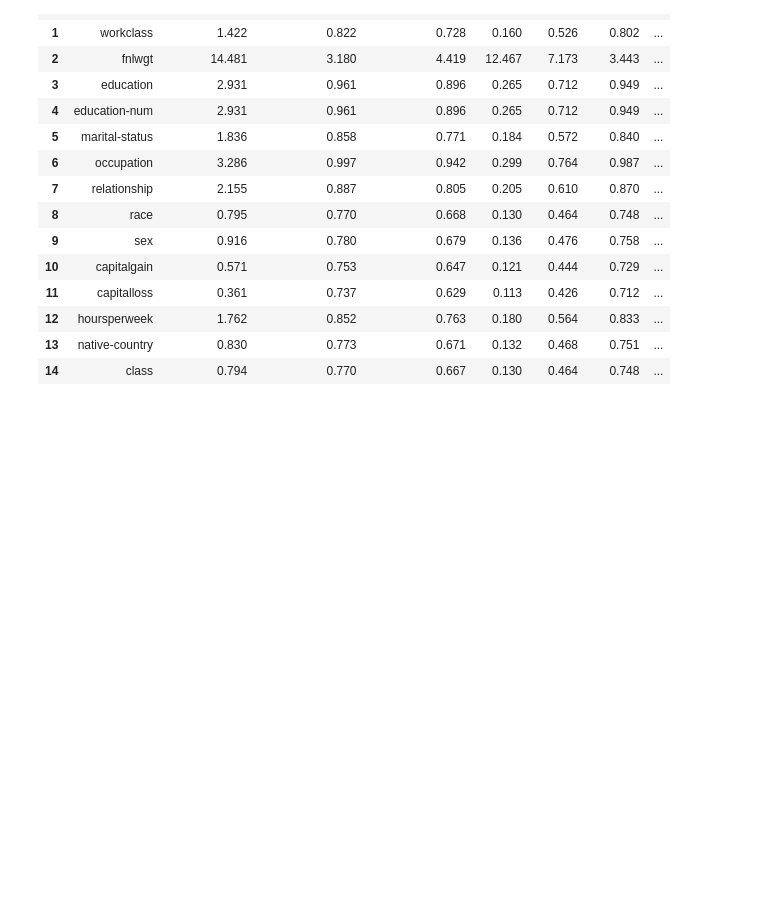
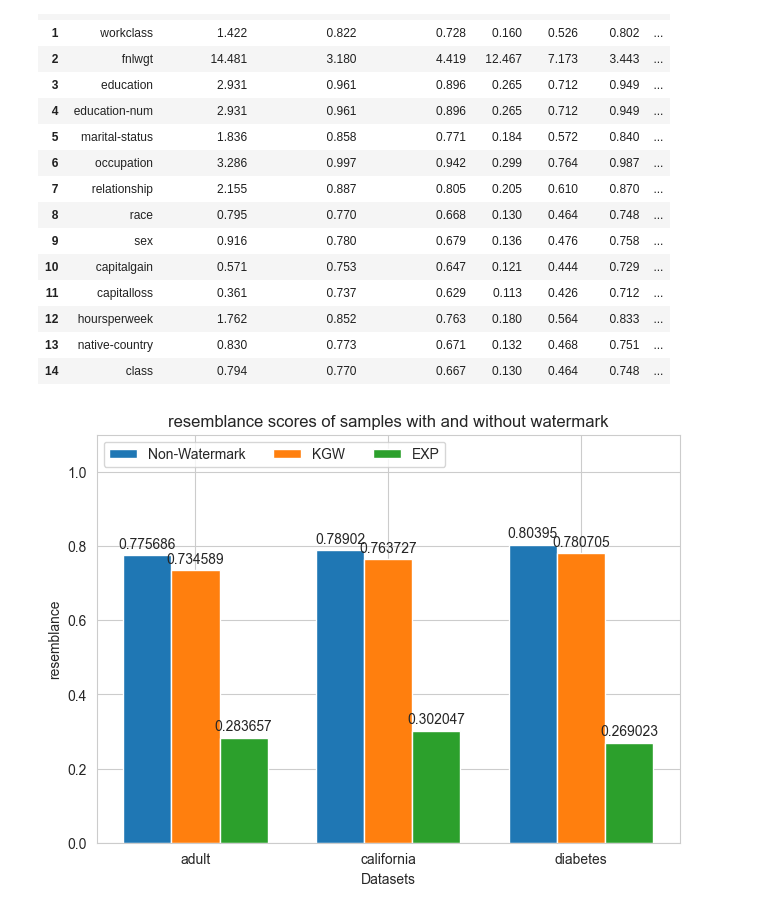
Before and after one commit to blueminh/t-rest, a Jupyter notebook: evaluation/synthcity.ipynb, the cells around one changed output. Saved outputs shown, nothing was run; the diff lists cells and outputs as text; code cells hidden in the pictures; blank space fills up the shorter version.

```diff
--- a/evaluation/synthcity.ipynb
+++ b/evaluation/synthcity.ipynb
@@ -1,6 +1,9 @@
 # %%
 from synthcity.metrics.eval import Metrics
 import pandas as pd
+from watermarking.great_watermark import GreatWatermarkLogitProcessor, GreatWatermarkDetector
+import transformers
+
 def synthcity_evaluate(real_path,
                        syn_path,
                        result_name=None,
@@ -67,7 +70,7 @@ def get_detector(gamma, delta):
 import glob
 import re
 import os
-def get_filenames_from_model(model_name, common_size, gamma, delta):
+def get_filenames_from_model(model_name, common_size, gamma, delta, other_schemes=None):
     # Define the search pattern, allowing any string for sample size part
     search_pattern_non_watermark = f"{model_name}_*_non-watermark.csv"
     search_pattern_watermark = f"{model_name}_*_with-watermark_gamma-{gamma}_delta-{delta}.csv"
@@ -108,14 +111,35 @@ def get_filenames_from_model(model_name, common_size, gamma, delta):
                 largest_sample_size_with_watermark = sample_size
                 largest_file_with_watermark = file
 
+    if other_schemes:
+        other_schemes_file_names = []
+        for scheme_name in other_schemes:
+            search_pattern_scheme = f"{model_name}_*_with-watermark_{scheme_name}.csv"
+            regex_pattern_scheme = re.compile(rf"{model_name}_(\d+)_with-watermark_{scheme_name}.csv")
+            files_scheme = glob.glob(search_pattern_scheme, root_dir=directory)
+            largest_sample_size_scheme = -1
+            largest_file_sheme = None
+            for file in files_scheme:
+                match = regex_pattern_scheme.match(os.path.basename(file))
+                if match:
+                    sample_size = int(match.group(1))
+                    if sample_size == common_size:
+                        largest_file_sheme = file
+                        break
+                    if sample_size > largest_sample_size_scheme:
+                        largest_sample_size_scheme = sample_size
+                        largest_file_sheme = file
+            other_schemes_file_names.append(largest_file_sheme)
+        return f"{model_name}.csv", largest_file_non_watermark, largest_file_with_watermark, other_schemes_file_names
+
     return f"{model_name}.csv", largest_file_non_watermark, largest_file_with_watermark
+
 
 """
 Compute one single score for data quality
 Compute the average z-score of synthetic data (over a number of samples)
 """
-from watermarking.great_watermark import GreatWatermarkLogitProcessor, GreatWatermarkDetector
-import transformers
+
 
 def average_data_quality(real_file_name, no_water_mark_file_name, with_water_mark_file_name, sample_size=1000):
     """
@@ -605,0 +678,9 @@ plot_single_metric_between_model(model_names = ["california", "abalone", "adult"
+# %%
+plot_single_metric_between_model_with_other_schemes(model_names = ["adult", "california", "diabetes"],
+                                 metric_name="resemblance",
+                                 gamma=0.25,
+                                 delta=2.0,
+                                 sample_size=1000,
+                                other_schemes=['exp'])
+# %% [output]
+[figure, added]
```
Also changed, not shown: parts of 2 cells of this notebook, 7 other files.
